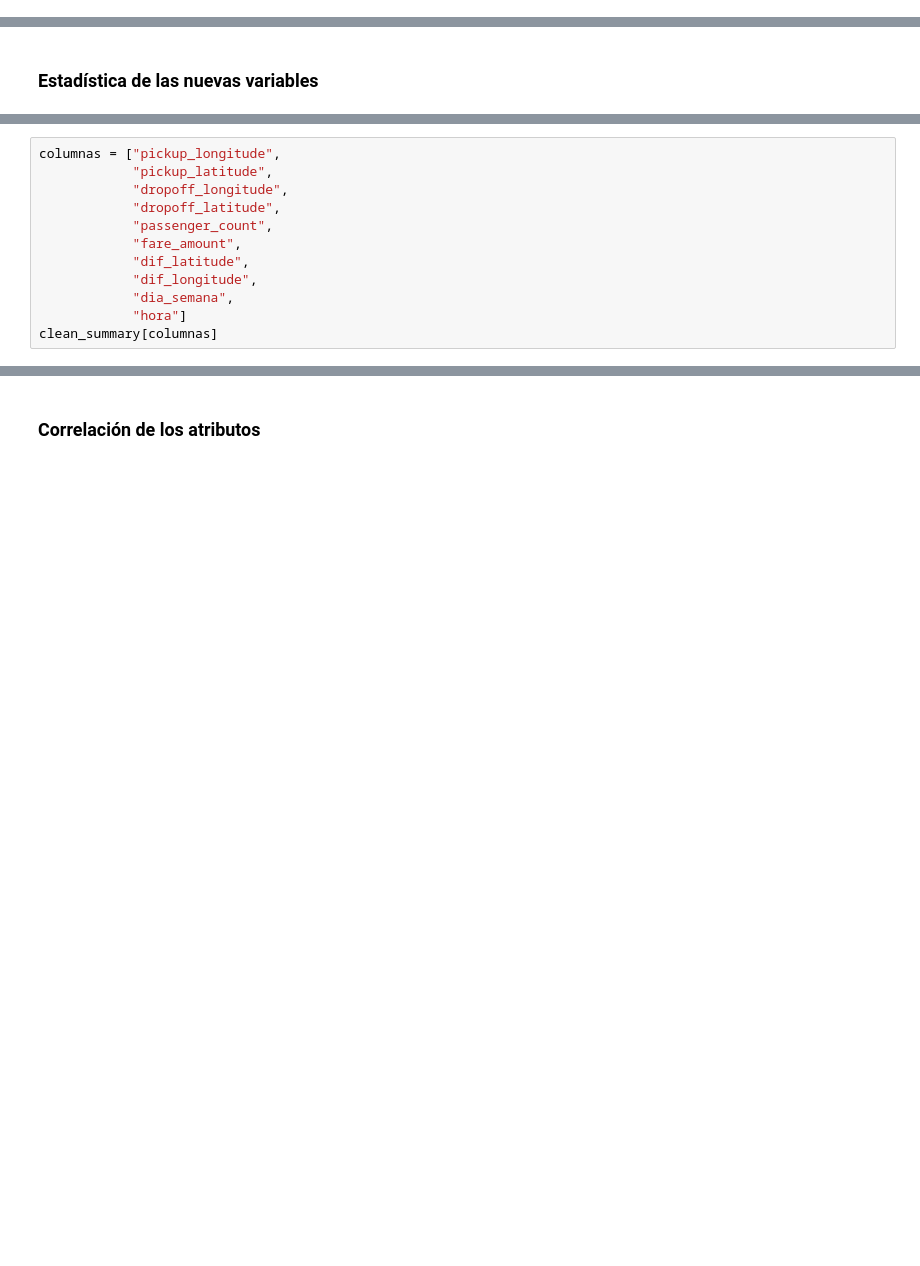
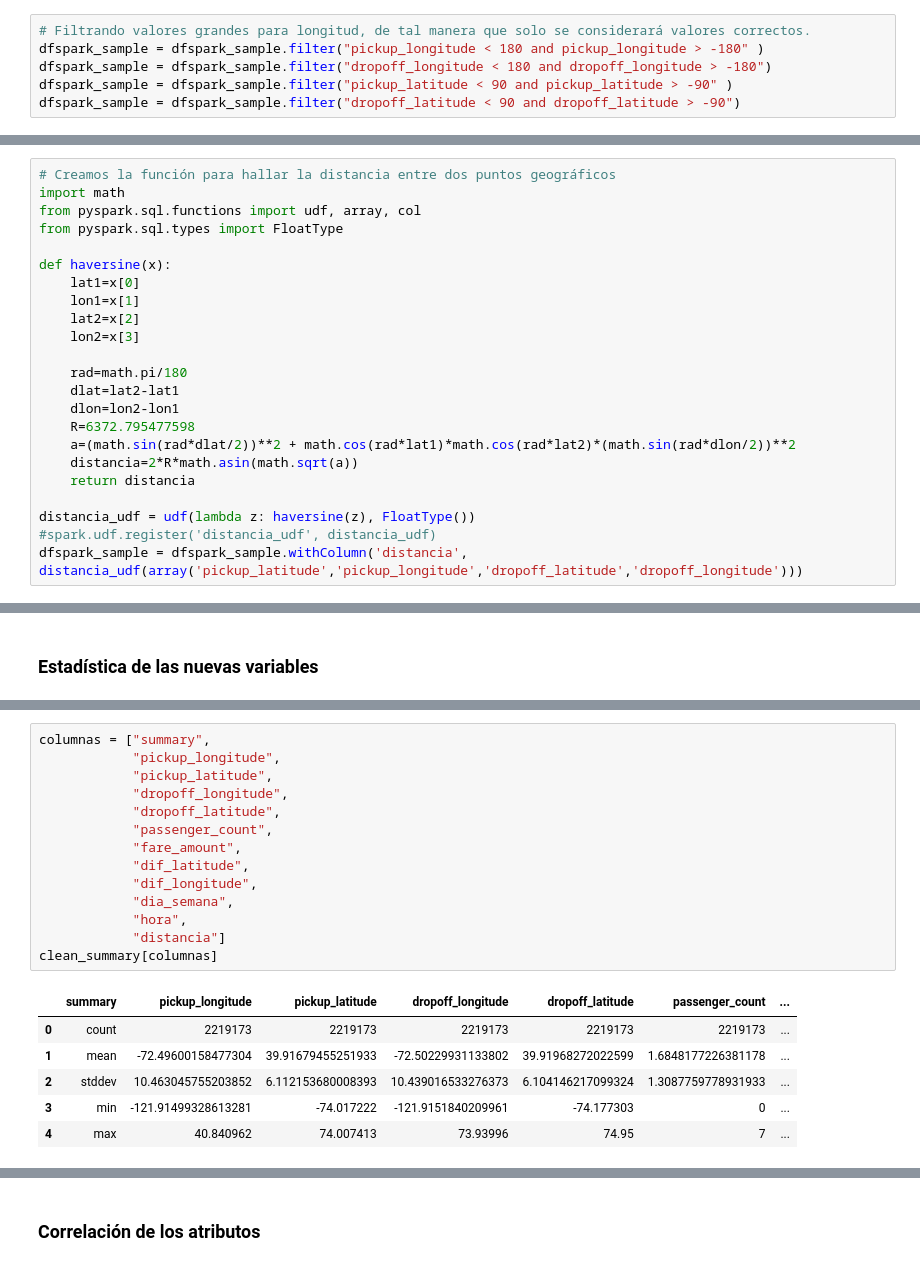
Before and after one commit to kx22peralta/IA---Pr-ctica-Calificada-2, a Jupyter notebook: Predicción de tarifas de taxis.ipynb, the cells around one changed output, grey strips where cells are left out. Saved outputs shown, nothing was run; the diff lists cells and outputs as text; blank space fills up the shorter version.

Commit message:
Filtré los valores errados de longitud y latitud, agregué una función para calcular la distancia entre coordenadas geográficas.

```diff
--- a/Predicción de tarifas de taxis.ipynb
+++ b/Predicción de tarifas de taxis.ipynb
@@ -197,0 +233,6 @@ dfspark_sample.groupBy("passenger_count").count().show()
+# %%
+# Filtrando valores grandes para longitud, de tal manera que solo se considerará valores correctos.
+dfspark_sample = dfspark_sample.filter("pickup_longitude < 180 and pickup_longitude > -180" )
+dfspark_sample = dfspark_sample.filter("dropoff_longitude < 180 and dropoff_longitude > -180")
+dfspark_sample = dfspark_sample.filter("pickup_latitude < 90 and pickup_latitude > -90" )
+dfspark_sample = dfspark_sample.filter("dropoff_latitude < 90 and dropoff_latitude > -90")
@@ -204,0 +267,23 @@ dfspark_sample = dfspark_sample.withColumn("dif_longitude",
+# %%
+# Creamos la función para hallar la distancia entre dos puntos geográficos
+import math
+from pyspark.sql.functions import udf, array, col
+from pyspark.sql.types import FloatType
+
+def haversine(x):
+    lat1=x[0]
+    lon1=x[1]
+    lat2=x[2]
+    lon2=x[3]
+
+    rad=math.pi/180
+    dlat=lat2-lat1
+    dlon=lon2-lon1
+    R=6372.795477598
+    a=(math.sin(rad*dlat/2))**2 + math.cos(rad*lat1)*math.cos(rad*lat2)*(math.sin(rad*dlon/2))**2
+    distancia=2*R*math.asin(math.sqrt(a))
+    return distancia
+
+distancia_udf = udf(lambda z: haversine(z), FloatType())
+#spark.udf.register('distancia_udf', distancia_udf)
+dfspark_sample = dfspark_sample.withColumn('distancia', distancia_udf(array('pickup_latitude','pickup_longitude','dropoff_latitude','dropoff_longitude')))
@@ -267,12 +400,21 @@ clean_summary=dfspark_sample.describe().toPandas()
 # %%
-columnas = ["pickup_longitude",
+columnas = ["summary",
+            "pickup_longitude",
             "pickup_latitude",
             "dropoff_longitude",
             "dropoff_latitude",
             "passenger_count",
             "fare_amount",
             "dif_latitude",
             "dif_longitude",
             "dia_semana",
-            "hora"]
+            "hora",
+            "distancia"]
 clean_summary[columnas]
+# %% [output]
+|  | summary | pickup_longitude | pickup_latitude | dropoff_longitude | dropoff_latitude | passenger_count | ... |
+| 0 | count | 2219173 | 2219173 | 2219173 | 2219173 | 2219173 | ... |
+| 1 | mean | -72.49600158477304 | 39.91679455251933 | -72.50229931133802 | 39.91968272022599 | 1.6848177226381178 | ... |
+| 2 | stddev | 10.463045755203852 | 6.112153680008393 | 10.439016533276373 | 6.104146217099324 | 1.3087759778931933 | ... |
+| 3 | min | -121.91499328613281 | -74.017222 | -121.9151840209961 | -74.177303 | 0 | ... |
+| 4 | max | 40.840962 | 74.007413 | 73.93996 | 74.95 | 7 | ... |
```
Also changed, not shown: parts of 44 cells of this notebook.
